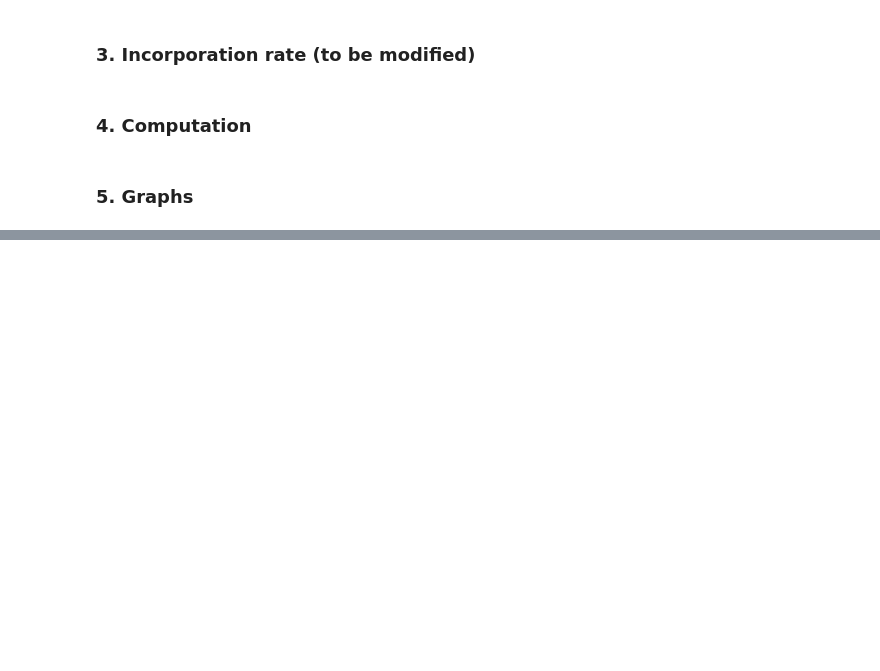
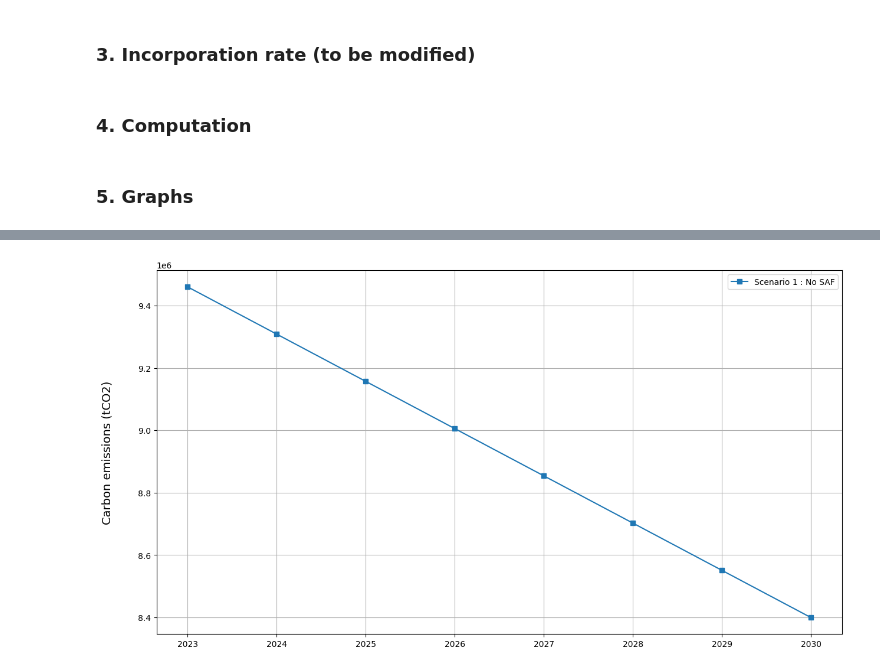
Before and after one commit to simhumbert/PIE_SAF, a Jupyter notebook: Notebook Lufthansa.ipynb, the cells around one changed output, grey strips where cells are left out. Drawn from its saved outputs; the diff is of its cells as text; code cells hidden in the pictures; blank space fills up the shorter version.

```diff
--- a/Notebook Lufthansa.ipynb
+++ b/Notebook Lufthansa.ipynb
@@ -96,3 +96,7 @@ if __name__ == '__main__':
 [figure]
 [figure]
 [figure]
+# %%
+graphique_emissionscarbone(emission_euets_luft, incorpo_saf_eu, incorpo_saf, 'luft_carbon_emissions_no_saf',dossier, mix = False)
+# %% [output]
+[figure, added]
```
Also changed, not shown: parts of 1 cell of this notebook, 13 other files.
